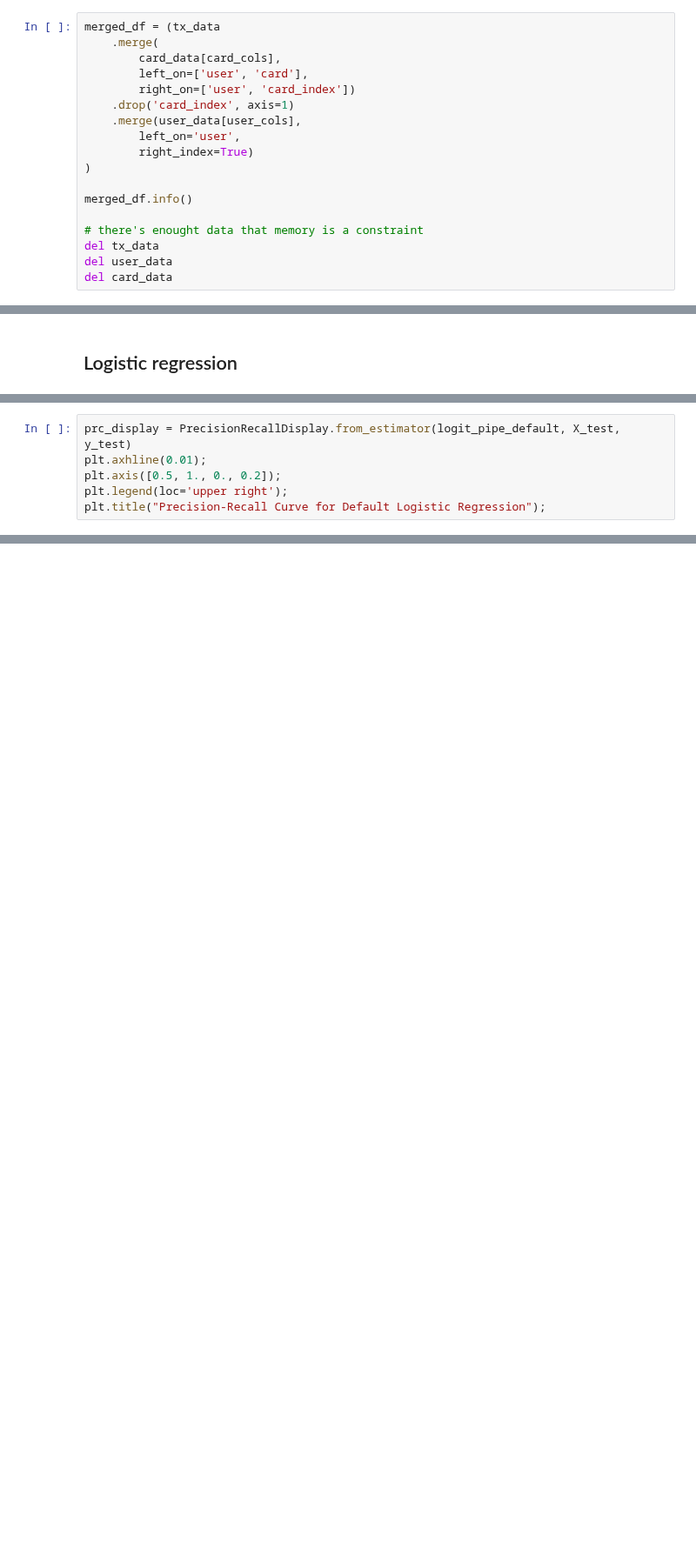
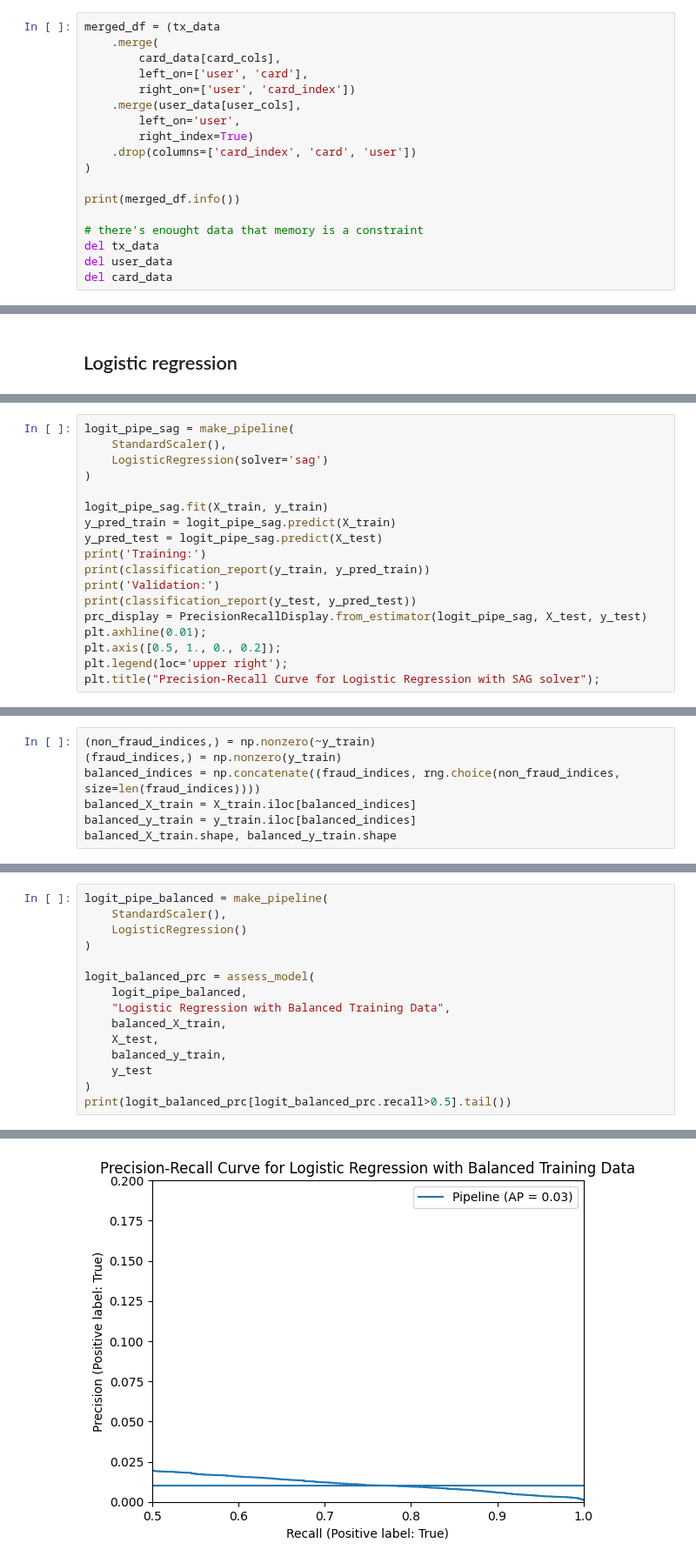
Before and after one commit to msc2106/CreditCardFraud, a Jupyter notebook: notebooks/modeling.ipynb, the cells around one changed output, grey strips where cells are left out. Shown at 87% size. Cells and saved outputs as stored; diff of their text form; blank space fills up the shorter version.

Commit message:
Tried a logistic regression with balanced data

```diff
--- a/notebooks/modeling.ipynb
+++ b/notebooks/modeling.ipynb
@@ -122,13 +122,13 @@ merged_df = (tx_data
         card_data[card_cols],
         left_on=['user', 'card'],
         right_on=['user', 'card_index'])
-    .drop('card_index', axis=1)
     .merge(user_data[user_cols],
         left_on='user',
         right_index=True)
+    .drop(columns=['card_index', 'card', 'user'])
 )
 
-merged_df.info()
+print(merged_df.info())
 
 # there's enought data that memory is a constraint
 del tx_data
@@ -292,7 +347,19 @@ logit_default_prc[logit_default_prc.recall>.5].tail()
 # %%
-prc_display = PrecisionRecallDisplay.from_estimator(logit_pipe_default, X_test, y_test)
+logit_pipe_sag = make_pipeline(
+    StandardScaler(),
+    LogisticRegression(solver='sag')
+)
+
+logit_pipe_sag.fit(X_train, y_train)
+y_pred_train = logit_pipe_sag.predict(X_train)
+y_pred_test = logit_pipe_sag.predict(X_test)
+print('Training:')
+print(classification_report(y_train, y_pred_train))
+print('Validation:')
+print(classification_report(y_test, y_pred_test))
+prc_display = PrecisionRecallDisplay.from_estimator(logit_pipe_sag, X_test, y_test)
 plt.axhline(0.01);
 plt.axis([0.5, 1., 0., 0.2]);
 plt.legend(loc='upper right');
-plt.title("Precision-Recall Curve for Default Logistic Regression");
+plt.title("Precision-Recall Curve for Logistic Regression with SAG solver");
 # %% [output]
@@ -301,0 +394,7 @@ A naive logistic regression model is better than pure chance, but not by much. T
+# %%
+(non_fraud_indices,) = np.nonzero(~y_train)
+(fraud_indices,) = np.nonzero(y_train)
+balanced_indices = np.concatenate((fraud_indices, rng.choice(non_fraud_indices, size=len(fraud_indices))))
+balanced_X_train = X_train.iloc[balanced_indices]
+balanced_y_train = y_train.iloc[balanced_indices]
+balanced_X_train.shape, balanced_y_train.shape
@@ -301,0 +403,16 @@ A naive logistic regression model is better than pure chance, but not by much. T
+# %%
+logit_pipe_balanced = make_pipeline(
+    StandardScaler(),
+    LogisticRegression()
+)
+
+logit_balanced_prc = assess_model(
+    logit_pipe_balanced,
+    "Logistic Regression with Balanced Training Data",
+    balanced_X_train,
+    X_test,
+    balanced_y_train,
+    y_test
+)
+print(logit_balanced_prc[logit_balanced_prc.recall>0.5].tail())
+# %% [output]
@@ -301,0 +436 @@ A naive logistic regression model is better than pure chance, but not by much. T
+[figure, added]
```
Also changed, not shown: parts of 20 cells of this notebook.
